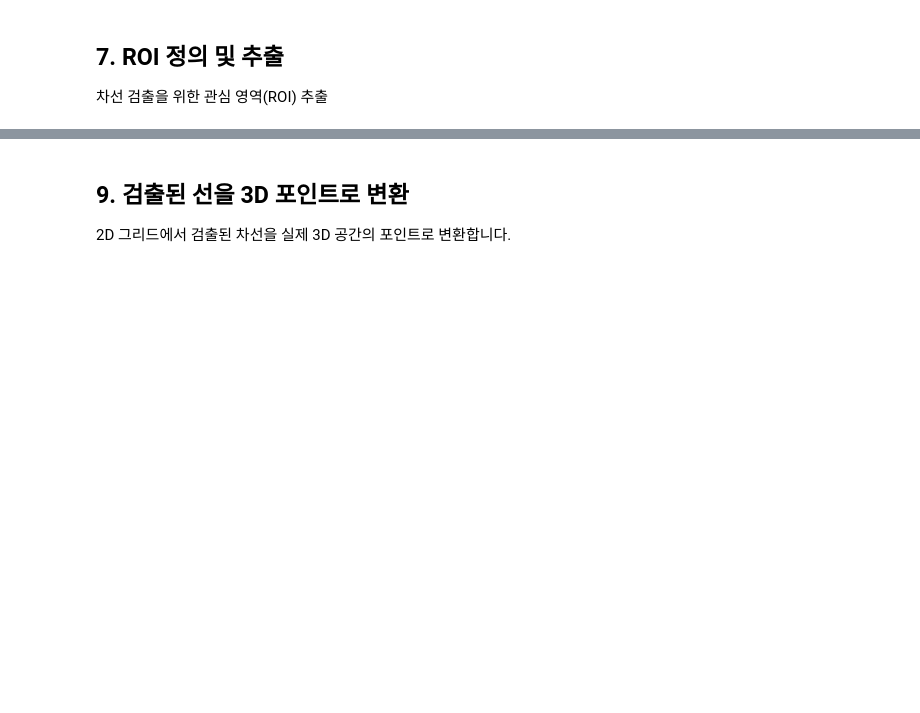
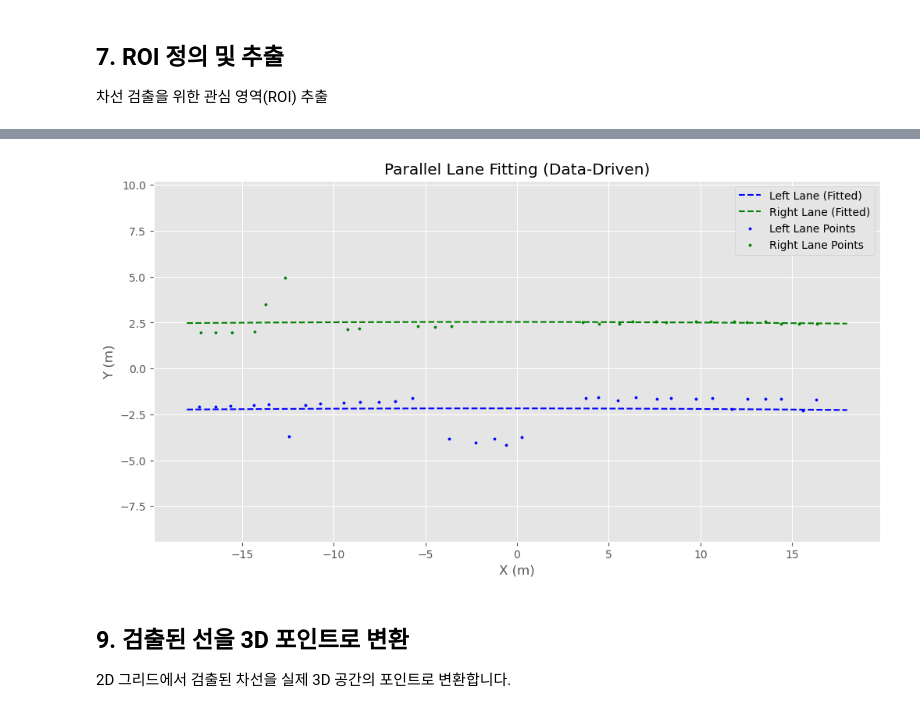
Before and after one commit to SeunghwanByun/autonomous-driving-lidar-demo, a Jupyter notebook: lecture1/03_lane_detection.ipynb, the cells around one changed output, grey strips where cells are left out. Cells and saved outputs as stored; diff of their text form; code cells hidden in the pictures; blank space fills up the shorter version.

```diff
--- a/lecture1/03_lane_detection.ipynb
+++ b/lecture1/03_lane_detection.ipynb
@@ -645,0 +658,91 @@ plt.show()
+# %%
+def compute_fitting_error(poly, points):
+    """
+    피팅된 다항식과 실제 포인트들 사이의 평균 제곱 오차 계산
+    """
+    x = points[:, 0]
+    y_true = points[:, 1]
+    y_pred = poly(x)
+    return np.mean((y_true - y_pred) ** 2)
+
+def shift_polynomial(poly, shift_y):
+    """
+    포물선 다항식 y = ax^2 + bx + c 를 y축 방향으로 평행 이동
+    => c 항에 shift_y 더해줌
+    """
+    coeffs = poly.coefficients.copy()
+    coeffs[-1] += shift_y
+    return np.poly1d(coeffs)
+
+def estimate_shift_from_bin(reference_poly, target_points, x_range, bin_width=1.0):
+    """
+    병렬 피팅을 위한 Y 방향 shift 거리 추정 (bin별 y 평균 사용)
+    """
+    x_bins = np.arange(x_range[0], x_range[1], bin_width)
+    shift_diffs = []
+
+    for i in range(len(x_bins) - 1):
+        x_min = x_bins[i]
+        x_max = x_bins[i + 1]
+
+        # 현재 bin 내 포인트 추출
+        bin_mask = (target_points[:, 0] >= x_min) & (target_points[:, 0] < x_max)
+        bin_points = target_points[bin_mask]
+
+        if len(bin_points) == 0:
+            continue
+
+        # 해당 bin 중심의 기준 포물선 y값
+        x_center = (x_min + x_max) / 2.0
+        y_ref = reference_poly(x_center)
+
+        # 실제 측정된 y의 평균
+        y_actual = np.mean(bin_points[:, 1])
+        shift_diffs.append(y_actual - y_ref)
+
+    if len(shift_diffs) == 0:
+        return 0.0
+
+    return np.mean(shift_diffs)
+
+# 피팅 에러 계산
+error_left = compute_fitting_error(left_poly, left_lane_clusters)
+error_right = compute_fitting_error(right_poly, right_lane_clusters)
+
+# 기준 차선 선택
+if error_left < error_right:
+    base_poly = left_poly
+    shift_points = right_lane_clusters
+    print("기준 차선: 왼쪽")
+
+    estimated_shift_y = estimate_shift_from_bin(base_poly, shift_points, x_range=roi_x_range)
+    right_poly = shift_polynomial(base_poly, estimated_shift_y)
+    print(f"오른쪽 차선을 Y축 방향으로 {estimated_shift_y:.2f} m 이동")
+else:
+    base_poly = right_poly
+    shift_points = left_lane_clusters
+    print("기준 차선: 오른쪽")
+
+    estimated_shift_y = estimate_shift_from_bin(base_poly, shift_points, x_range=roi_x_range)
+    left_poly = shift_polynomial(base_poly, estimated_shift_y)
+    print(f"왼쪽 차선을 Y축 방향으로 {estimated_shift_y:.2f} m 이동")
+
+# 다시 x에 대해 포물선 계산
+x_fit = np.linspace(roi_x_range[0], roi_x_range[1], 200)
+y_left_fit = left_poly(x_fit)
+y_right_fit = right_poly(x_fit)
+
+# 시각화
+plt.figure(figsize=(12, 6))
+plt.plot(x_fit, y_left_fit, 'b--', label='Left Lane (Fitted)')
+plt.plot(x_fit, y_right_fit, 'g--', label='Right Lane (Fitted)')
+plt.scatter(left_lane_clusters[:, 0], left_lane_clusters[:, 1], c='blue', s=5, label='Left Lane Points')
+plt.scatter(right_lane_clusters[:, 0], right_lane_clusters[:, 1], c='green', s=5, label='Right Lane Points')
+plt.xlabel('X (m)')
+plt.ylabel('Y (m)')
+plt.title('Parallel Lane Fitting (Data-Driven)')
+plt.legend()
+plt.axis('equal')
+plt.grid(True)
+plt.show()
+# %% [output]
@@ -646,3 +751,4 @@ plt.show()
+[figure, added]
 # %% [markdown]
 ## 9. 검출된 선을 3D 포인트로 변환
 
```
Also changed, not shown: parts of 11 cells of this notebook.
